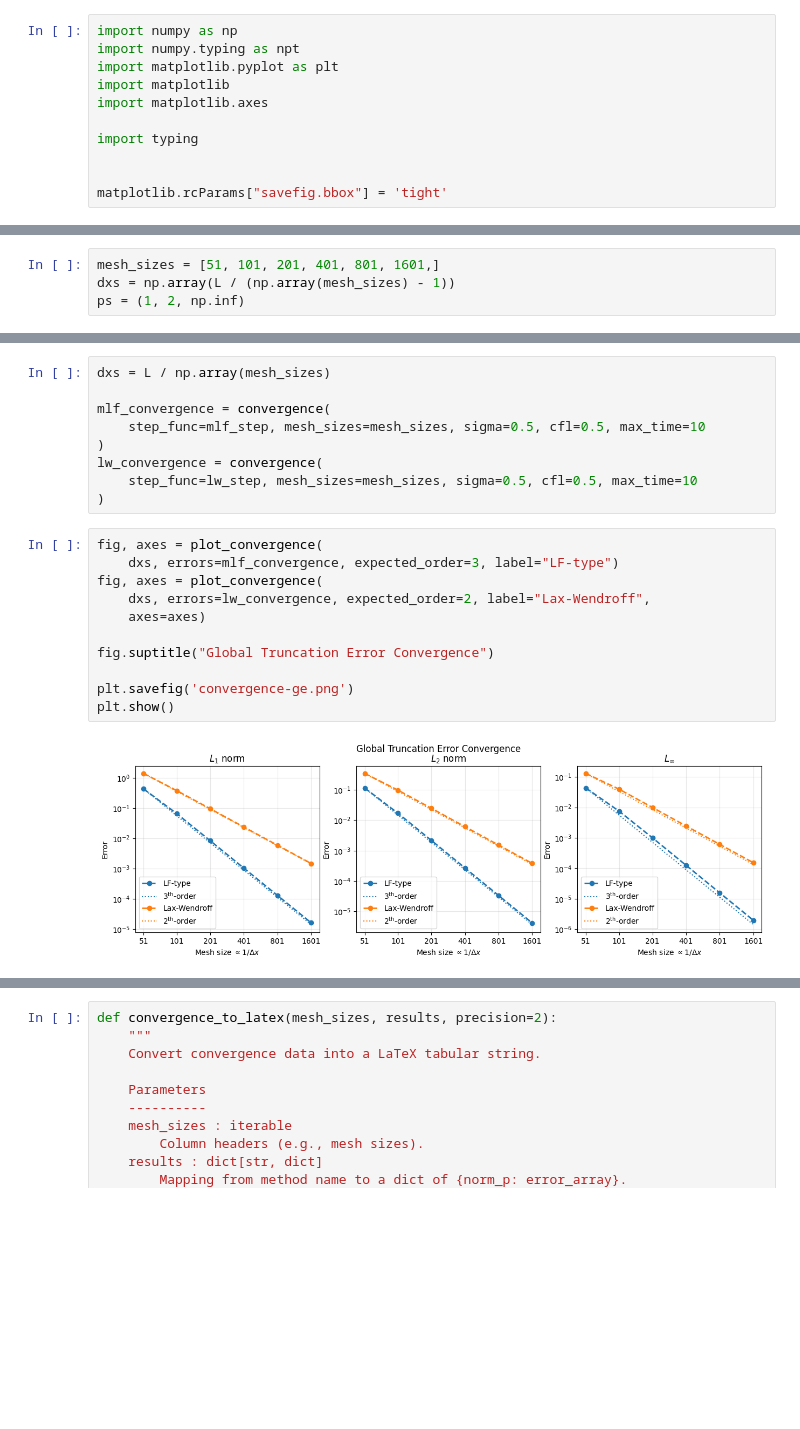
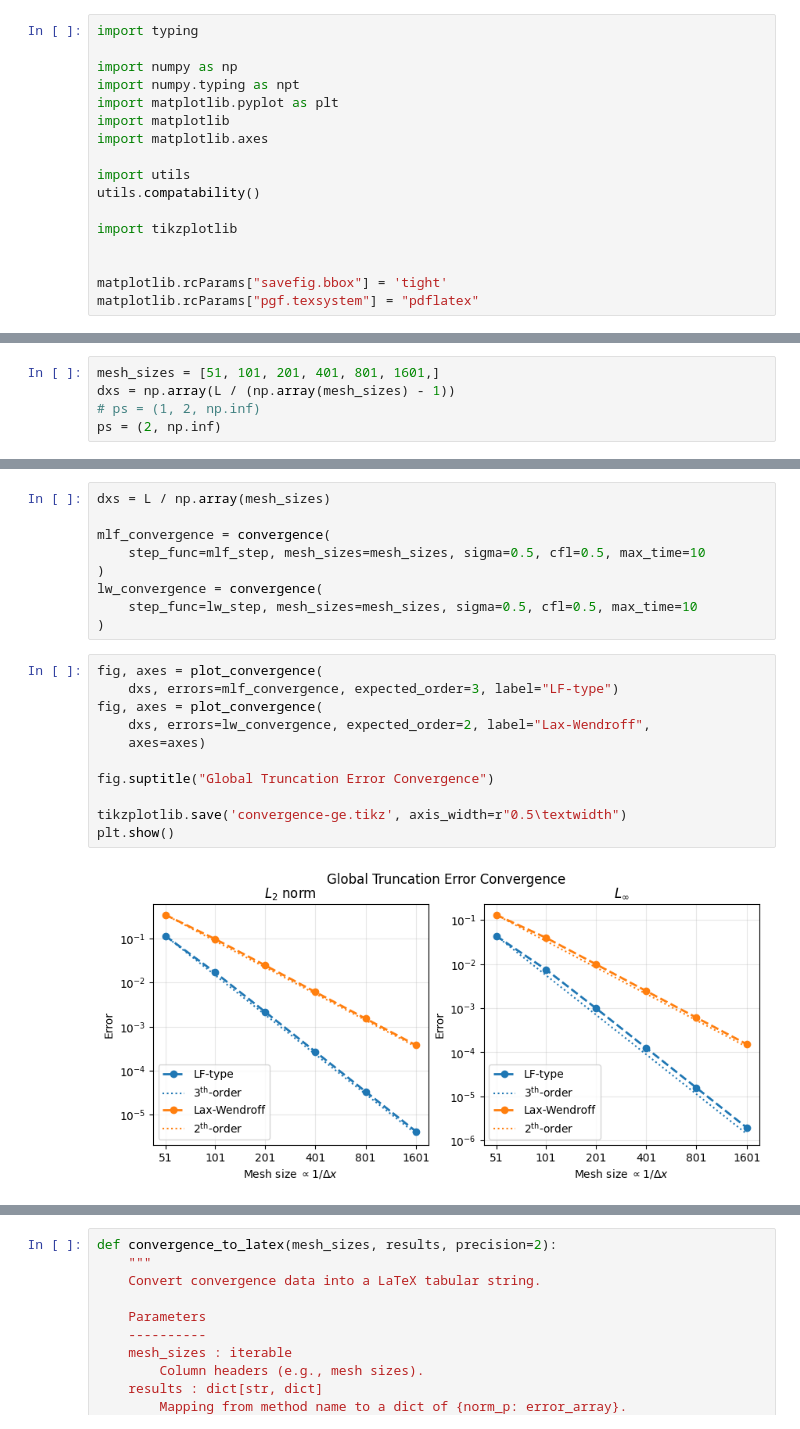
Before and after one commit to ukolov-ivan/mipt-vkr, a Jupyter notebook: src/advect.ipynb, the cells around one changed output, grey strips where cells are left out. Saved outputs shown, nothing was run; the diff lists cells and outputs as text; blank space fills up the shorter version.

```diff
--- a/src/advect.ipynb
+++ b/src/advect.ipynb
@@ -1,14 +1,20 @@
 # %%
+import typing
+
 import numpy as np
 import numpy.typing as npt
 import matplotlib.pyplot as plt
 import matplotlib
 import matplotlib.axes
 
-import typing
+import utils
+utils.compatability()
+
+import tikzplotlib
 
 
 matplotlib.rcParams["savefig.bbox"] = 'tight'
+matplotlib.rcParams["pgf.texsystem"] = "pdflatex"
 # %% [markdown]
 ## Setup
 # %%
@@ -323,7 +329,8 @@ plt.show()
 # %%
 mesh_sizes = [51, 101, 201, 401, 801, 1601,]
 dxs = np.array(L / (np.array(mesh_sizes) - 1))
-ps = (1, 2, np.inf)
+# ps = (1, 2, np.inf)
+ps = (2, np.inf)
 # %%
 def convergence(
     mesh_sizes: typing.Sequence[int] = mesh_sizes,
@@ -419,16 +426,16 @@ lw_convergence = convergence(
 # %%
 fig, axes = plot_convergence(
     dxs, errors=mlf_convergence, expected_order=3, label="LF-type")
 fig, axes = plot_convergence(
     dxs, errors=lw_convergence, expected_order=2, label="Lax-Wendroff",
     axes=axes)
 
 fig.suptitle("Global Truncation Error Convergence")
 
-plt.savefig('convergence-ge.png')
+tikzplotlib.save('convergence-ge.tikz', axis_width=r"0.5\textwidth")
 plt.show()
 # %% [output]
-[figure, old version]
+[figure, new version]
 # %%
 print("Mesh size [" + " ".join([f"{size:>6d}" for size in mesh_sizes]) + "]\n")
 np.set_printoptions(precision=2)
```
Also changed, not shown: parts of 9 cells of this notebook, 2 other files.
